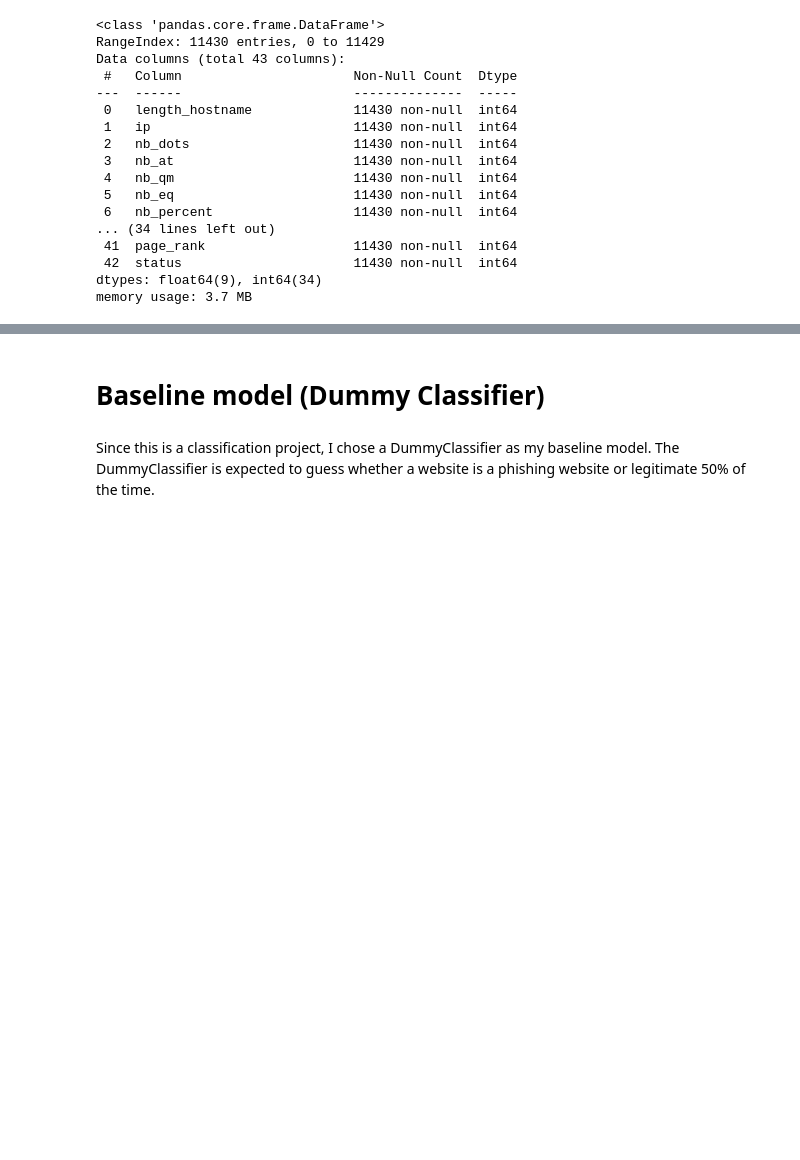
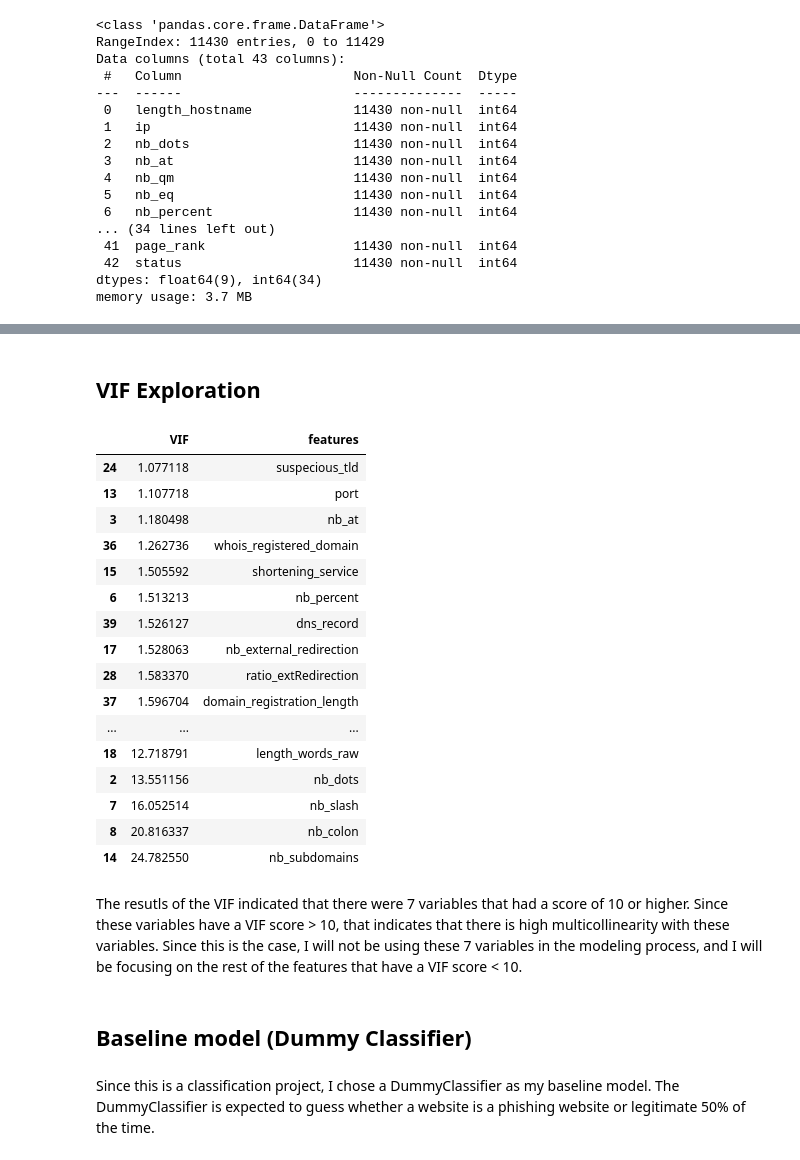
Before and after one commit to petercvuong/Phishing-Detector-Capstone, a Jupyter notebook: Phishing Project Notebook.ipynb, the cells around one changed output, grey strips where cells are left out. Saved outputs shown, nothing was run; the diff lists cells and outputs as text; code cells hidden in the pictures; blank space fills up the shorter version.

```diff
--- a/Phishing Project Notebook.ipynb
+++ b/Phishing Project Notebook.ipynb
@@ -288,4 +318,32 @@ Based on an alpha value of significance of 0.05, we were able to drop our featur
+# %% [markdown]
+## VIF Exploration
+# %%
+vif = pd.DataFrame()
+vif["VIF"] = [variance_inflation_factor(X_train.values, i) for i in range(len(X_train.columns))]
+vif["features"] = X_train.columns
+vif.sort_values(by="VIF",ascending=True, inplace=True)
+vif.head(50)
+# %% [output]
+|  | VIF | features |
+| 24 | 1.077118 | suspecious_tld |
+| 13 | 1.107718 | port |
+| 3 | 1.180498 | nb_at |
+| 36 | 1.262736 | whois_registered_domain |
+| 15 | 1.505592 | shortening_service |
+| 6 | 1.513213 | nb_percent |
+| 39 | 1.526127 | dns_record |
+| 17 | 1.528063 | nb_external_redirection |
+| 28 | 1.583370 | ratio_extRedirection |
+| 37 | 1.596704 | domain_registration_length |
+| ... | ... | ... |
+| 18 | 12.718791 | length_words_raw |
+| 2 | 13.551156 | nb_dots |
+| 7 | 16.052514 | nb_slash |
+| 8 | 20.816337 | nb_colon |
+| 14 | 24.782550 | nb_subdomains |
+# %% [markdown]
+The resutls of the VIF indicated that there were 7 variables that had a score of 10 or higher. Since these variables have a VIF score > 10, that indicates that there is high multicollinearity with these variables. Since this is the case, I will not be using these 7 variables in the modeling process, and I will be focusing on the rest of the features that have a VIF score < 10.
 # %% [markdown]
-# Baseline model (Dummy Classifier)
+## Baseline model (Dummy Classifier)
 # %% [markdown]
 Since this is a classification project, I chose a DummyClassifier as my baseline model. The DummyClassifier is expected to guess whether a website is a phishing website or legitimate 50% of the time.
```
Also changed, not shown: parts of 74 cells of this notebook.
